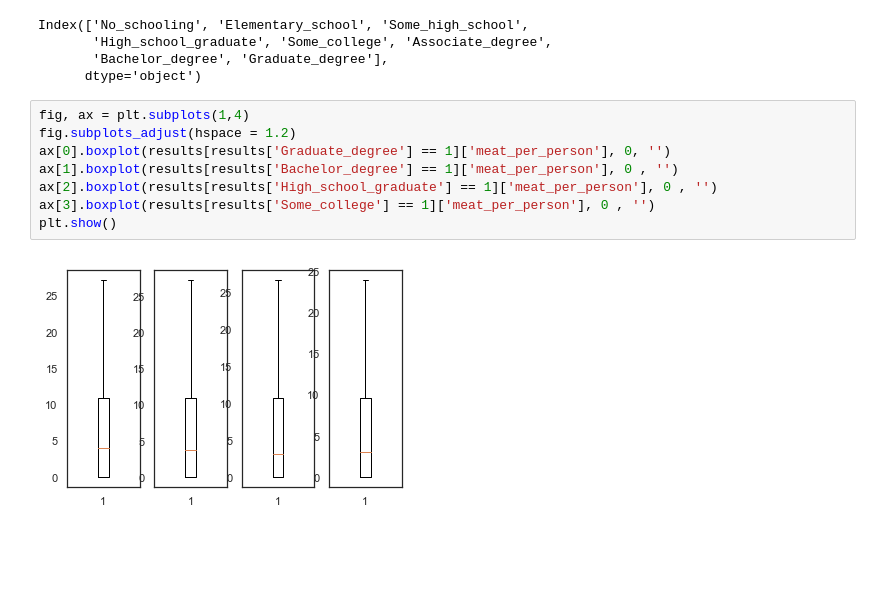
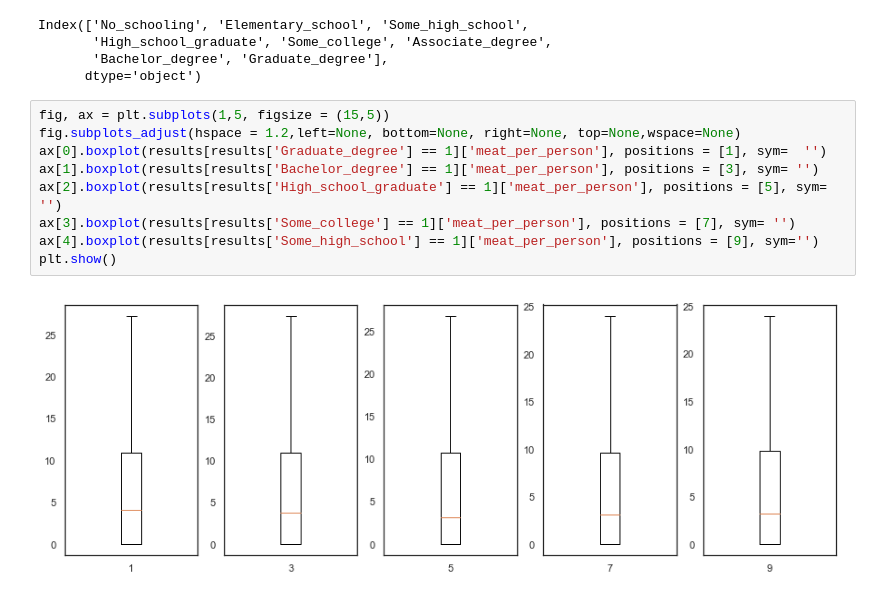
Before and after one commit to Jwdaniel34/Into_the_soyverse, a Jupyter notebook: Expenditure .ipynb, the cells around one changed output. Saved outputs shown, nothing was run; the diff lists cells and outputs as text; blank space fills up the shorter version.

```diff
--- a/Expenditure .ipynb
+++ b/Expenditure .ipynb
@@ -125,12 +112,13 @@ Index(['No_schooling', 'Elementary_school', 'Some_high_school',
        'Bachelor_degree', 'Graduate_degree'],
       dtype='object')
 # %%
-fig, ax = plt.subplots(1,4)
-fig.subplots_adjust(hspace = 1.2)
-ax[0].boxplot(results[results['Graduate_degree'] == 1]['meat_per_person'], 0, '')
-ax[1].boxplot(results[results['Bachelor_degree'] == 1]['meat_per_person'], 0 , '')
-ax[2].boxplot(results[results['High_school_graduate'] == 1]['meat_per_person'], 0 , '')
-ax[3].boxplot(results[results['Some_college'] == 1]['meat_per_person'], 0 , '')
+fig, ax = plt.subplots(1,5, figsize = (15,5))
+fig.subplots_adjust(hspace = 1.2,left=None, bottom=None, right=None, top=None,wspace=None)
+ax[0].boxplot(results[results['Graduate_degree'] == 1]['meat_per_person'], positions = [1], sym=  '')
+ax[1].boxplot(results[results['Bachelor_degree'] == 1]['meat_per_person'], positions = [3], sym= '')
+ax[2].boxplot(results[results['High_school_graduate'] == 1]['meat_per_person'], positions = [5], sym= '')
+ax[3].boxplot(results[results['Some_college'] == 1]['meat_per_person'], positions = [7], sym= '')
+ax[4].boxplot(results[results['Some_high_school'] == 1]['meat_per_person'], positions = [9], sym='')
 plt.show()
 # %% [output]
-[figure, old version]
+[figure, new version]
```
Also changed, not shown: parts of 41 cells of this notebook, 1 other file.
